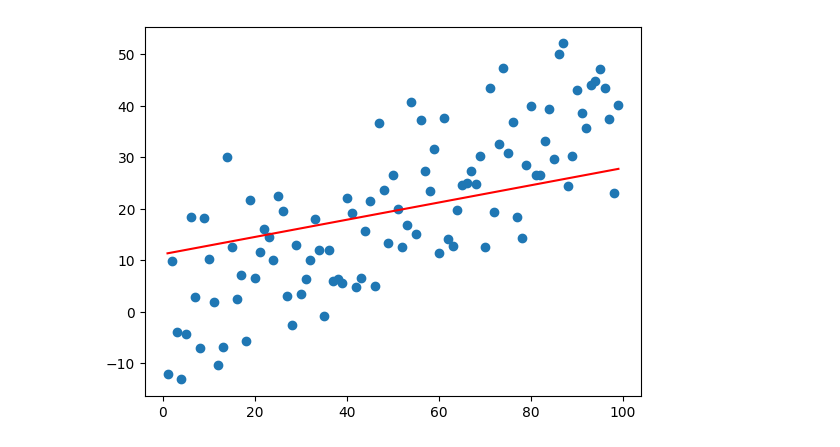
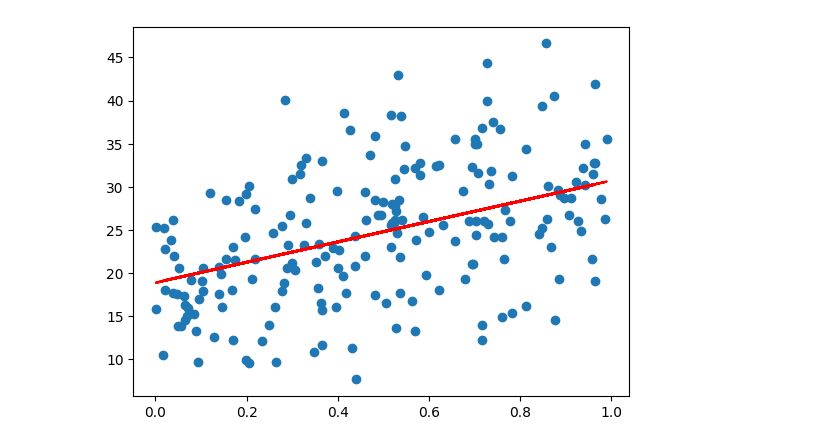
Before and after one commit to Andresmahu/C1-Darkseid-RegresionLineal, a Jupyter notebook: C1-Darkseid-RegresionLineal.ipynb, the cells around one changed output. Cells and saved outputs as stored; diff of their text form; code cells hidden in the pictures.

```diff
--- a/C1-Darkseid-RegresionLineal.ipynb
+++ b/C1-Darkseid-RegresionLineal.ipynb
@@ -28,7 +29,8 @@ plt.plot(X[:,0],Y,'.')
+# %%
+x_train,x_test,y_train,y_test=train_test_split(X,Y,test_size=0.2)
 # %%
-def ShowTendency(X,Y,Beta):
-    Y_pred=(X@Beta)
-    plt.scatter(X[:,0],Y)
-    plt.plot(X[:,0],Y_pred,c='r')
+def ShowTendency(X,Y,Y_pred):
+    plt.scatter(X,Y)
+    plt.plot(X,Y_pred,'-',c='r')
     plt.show()
 # %%
@@ -49,0 +47,9 @@ print(a)
+# %%
+def LinearRegressionMD(X,Y):
+    M1=np.linalg.inv(np.transpose(X)@X)
+    M2=np.transpose(X)@Y
+    beta=M1@M2
+    return beta
+# %%
+Beta=LinearRegressionMD(x_train,y_train)
+print(Beta)
@@ -62,4 +79,4 @@ print(intercepto_sklearn)
 # %%
-ShowTendency(X,Y,a)
+ShowTendency(x_test,y_test,Beta)
 # %% [output]
-[figure, old version]
+[figure, new version]
```
Also changed, not shown: parts of 18 cells of this notebook, 2 other files.
